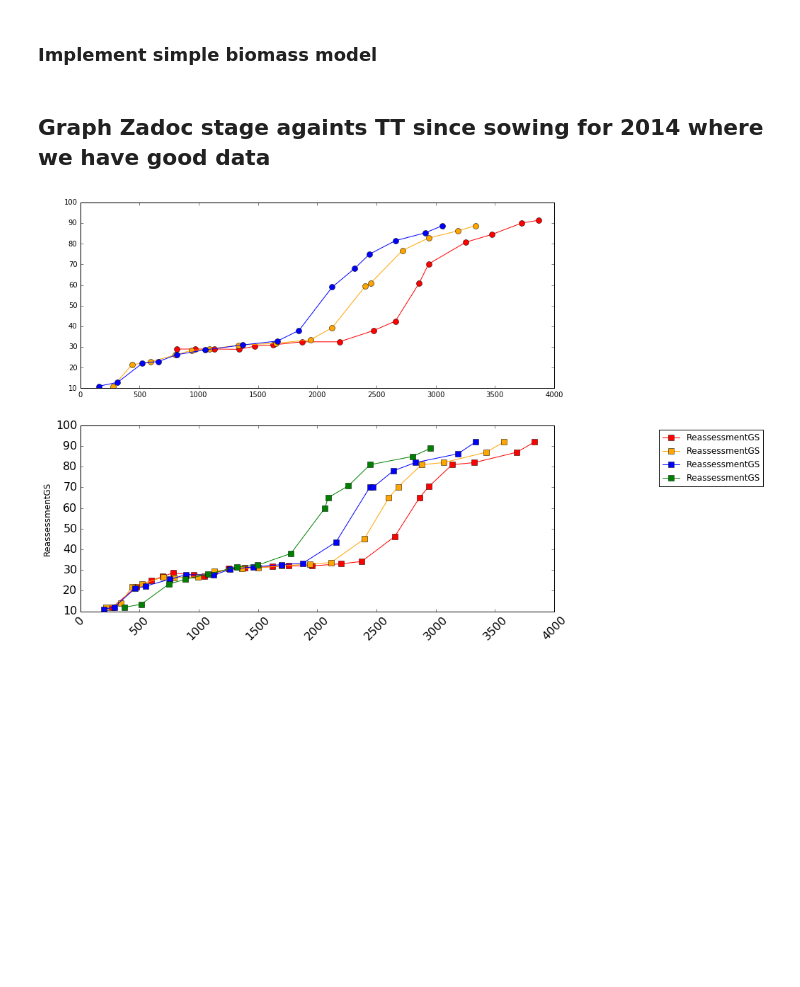
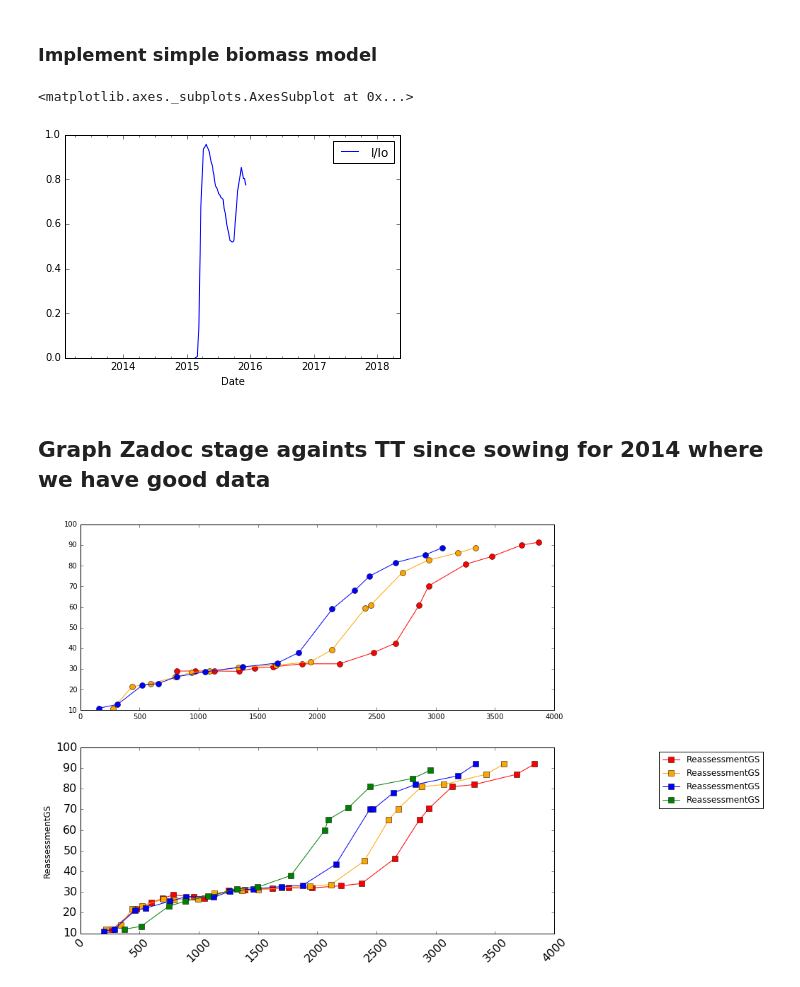
Before and after one commit to HamishBrownPFR/2020, a Jupyter notebook: CombinedAnalysis.ipynb, the cells around one changed output. Cells and saved outputs as stored; diff of their text form; code cells hidden in the pictures; blank space fills up the shorter version.

```diff
--- a/CombinedAnalysis.ipynb
+++ b/CombinedAnalysis.ipynb
@@ -410,6 +432,11 @@ TreatsWithIncompleteRadnData = [(2013,'1b'),(2013,'2b'),(2013,'3b'),
                                (2015,'4d')]
 for Incomplete in TreatsWithIncompleteRadnData:
     BiomassAnalysis.ix[Incomplete,:] = np.nan
+# %%
+BiomassAnalysis.ix[(2015,'1a')].plot()
+# %% [output]
+<matplotlib.axes._subplots.AxesSubplot at 0x...>
+[figure, added]
 # %% [markdown]
 ## Graph Zadoc stage againts TT since sowing for 2014 where we have good data
 # %%
```
Also changed, not shown: parts of 4 cells of this notebook.
